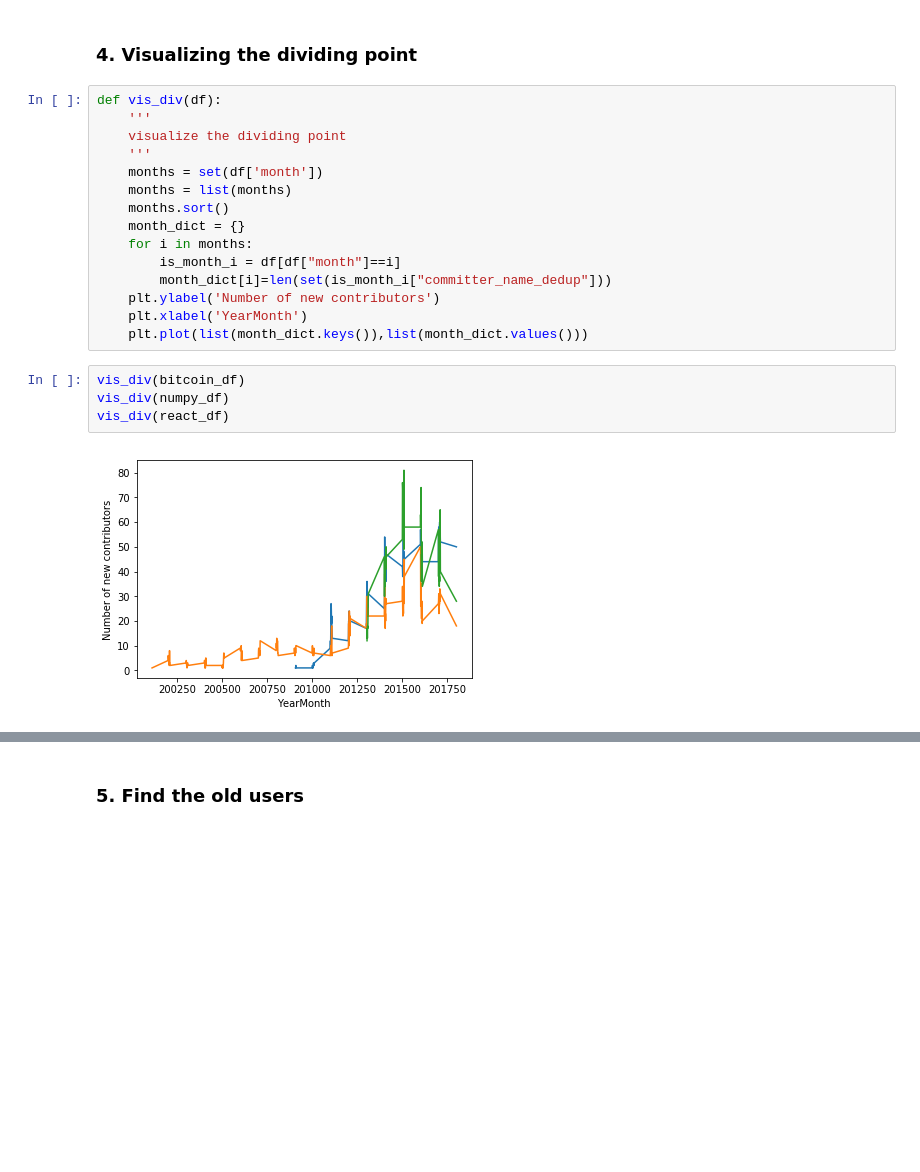
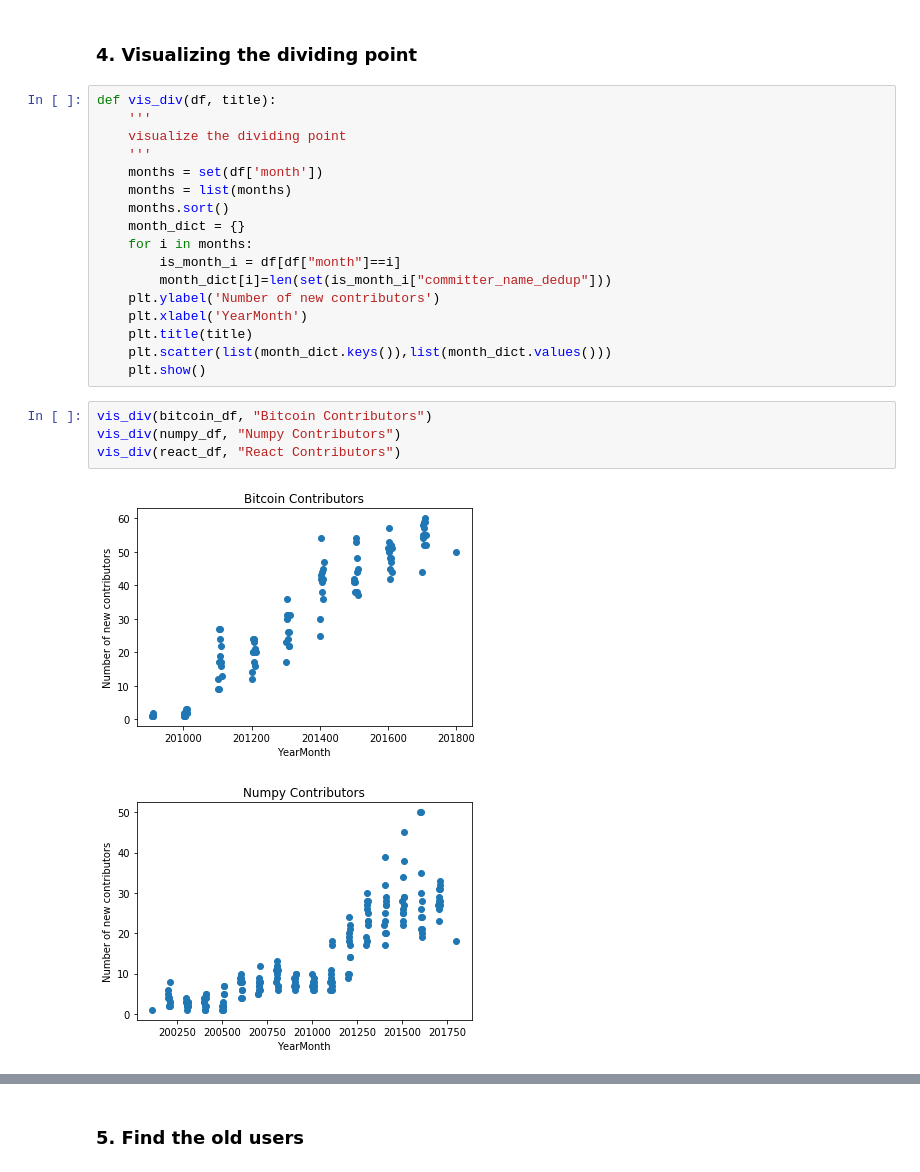
Before and after one commit to hyunny94/5306p1, a Jupyter notebook: cs5306_project1.ipynb, the cells around one changed output, grey strips where cells are left out. Drawn from its saved outputs; the diff is of its cells as text; blank space fills up the shorter version.

Commit message:
Change around the plots a bit

```diff
--- a/cs5306_project1.ipynb
+++ b/cs5306_project1.ipynb
@@ -141,7 +142,7 @@ Bitcoin's diving point using the second of picking the dividing point is 201403
 # %% [markdown]
 ### 4. Visualizing the dividing point
 # %%
-def vis_div(df):
+def vis_div(df, title):
     '''
     visualize the dividing point
     '''
@@ -154,10 +155,13 @@ def vis_div(df):
         month_dict[i]=len(set(is_month_i["committer_name_dedup"]))
     plt.ylabel('Number of new contributors')
     plt.xlabel('YearMonth')
-    plt.plot(list(month_dict.keys()),list(month_dict.values()))
+    plt.title(title)
+    plt.scatter(list(month_dict.keys()),list(month_dict.values()))
+    plt.show()
 # %%
-vis_div(bitcoin_df)
-vis_div(numpy_df)
-vis_div(react_df)
+vis_div(bitcoin_df, "Bitcoin Contributors")
+vis_div(numpy_df, "Numpy Contributors")
+vis_div(react_df, "React Contributors")
 # %% [output]
-[figure, old version]
+[figure, new version]
+[figure, added]
```
Also changed, not shown: parts of 4 cells of this notebook.
